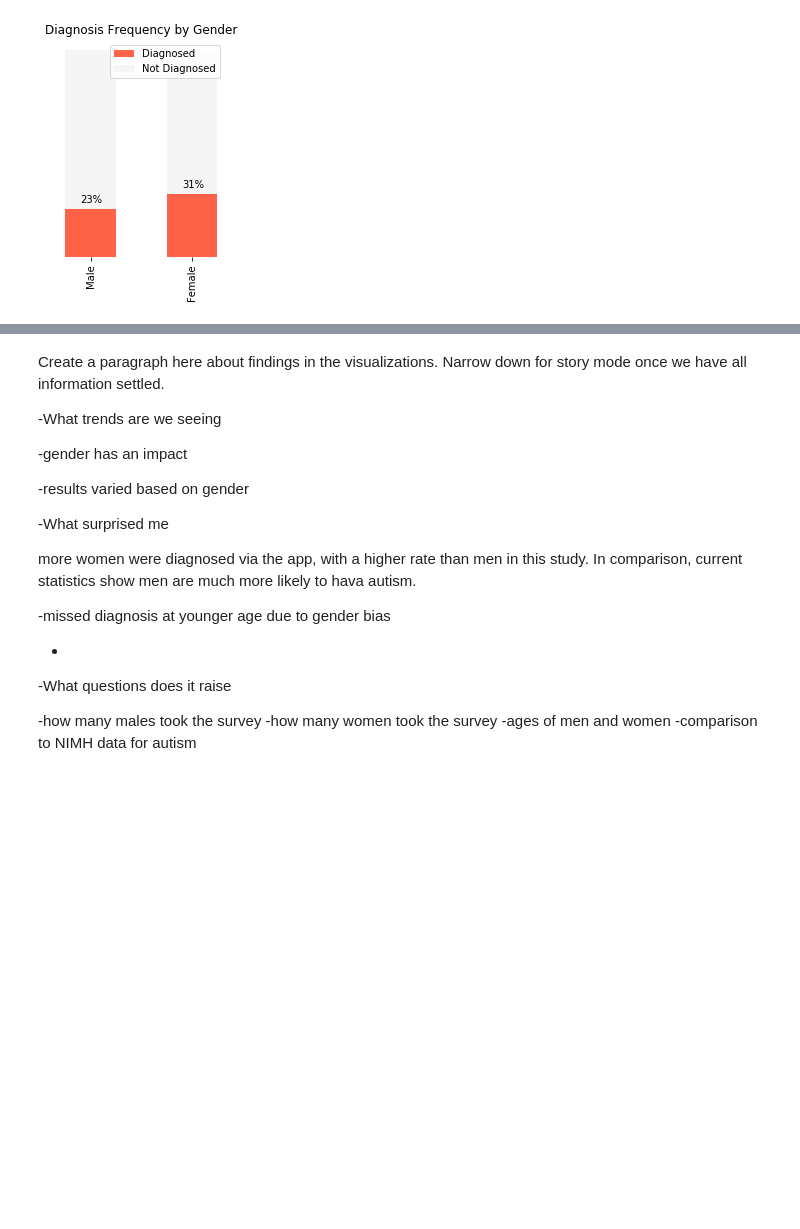
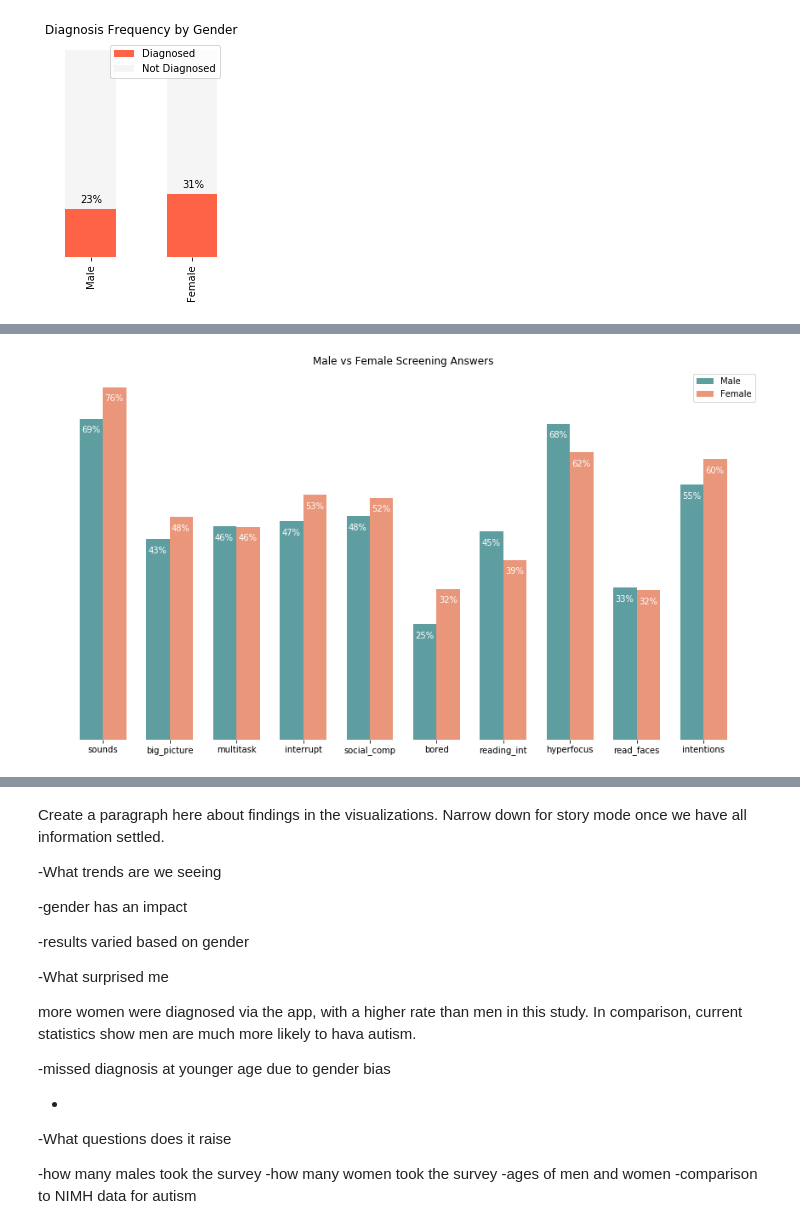
Before and after one commit to LambdaSchool/DS-Unit-1-Sprint-5-Data-Storytelling-Blog-Post, a Jupyter notebook: Autism_Diagnosis_Dataset.ipynb, the cells around one changed output, grey strips where cells are left out. Drawn from its saved outputs; the diff is of its cells as text; code cells hidden in the pictures; blank space fills up the shorter version.

```diff
--- a/Autism_Diagnosis_Dataset.ipynb
+++ b/Autism_Diagnosis_Dataset.ipynb
@@ -288,0 +321,54 @@ bar_char2(
+# %%
+#creation of final visualizations for blog post, based on findings above
+
+
+
+#def bar_char2(title, legend, btms, tops, ticks, size=[12,8], col='green'):
+#  ind = np.arange(len(ticks))
+#  plt.figure(figsize=size)
+#  p1 = plt.bar(ind, btms, 0.5, color=col)
+#  for p in p1.patches:
+#    w, h = p.get_width(), p.get_height()
+#    x, y = p.get_xy()
+#    plt.annotate('{:.0%}'.format(h), [x + 0.15, y + h + 0.03])
+#  p2 = plt.bar(ind, tops, 0.5, bottom=btms, color='whitesmoke')
+#  plt.title(title)
+#  plt.legend([p1[0], p2[0]], legend)
+#  plt.xticks(ind, ticks, rotation='vertical')
+#  plt.yticks([])
+#  for spine in plt.gca().spines.values():
+#    spine.set_visible(False)
+#  plt.show()
+def add_per(chart):
+  for p in chart.patches:
+    h = p.get_height()
+    x, y = p.get_xy()
+    plt.annotate('{:.0%}'.format(h), [x + 0.03, y + h - 0.03], color='white')
+
+def bar_char_cf(title, lbl_a, df1, col_a, lbl_b, df2, col_b, ticks):
+  index = np.arange(len(ticks))
+  bar_width = 0.35
+  fig, ax = plt.subplots(figsize=[15,8])
+  a_s = [calc_per(df1[t]) for t in ticks]
+  b_s = [calc_per(df2[t]) for t in ticks]
+  a_bars = ax.bar(index, a_s, bar_width, label=lbl_a, color=col_a)
+  b_bars = ax.bar(index + bar_width, b_s, bar_width, label=lbl_b, color=col_b)
+  add_per(a_bars)
+  add_per(b_bars)
+  ax.set_xticks(index + bar_width / 2)
+  ax.set_xticklabels(ticks)
+  ax.set_yticks([])
+  ax.set_yticklabels([])
+  ax.set_title(title)
+  ax.legend()
+  for spine in plt.gca().spines.values():
+    spine.set_visible(False)
+  plt.show()
+
+bar_char_cf(
+    'Male vs Female Screening Answers',
+    'Male', df_by_feat['Male'], 'cadetblue',
+    'Female', df_by_feat['Female'], 'darksalmon',
+    questions)
+# %% [output]
+[figure, added]
```
Also changed, not shown: parts of 17 cells of this notebook.
